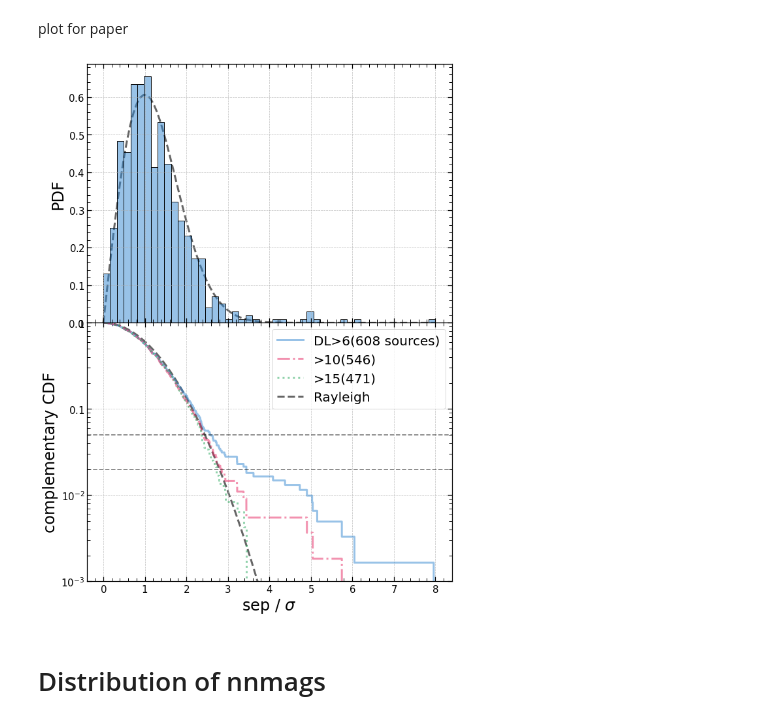
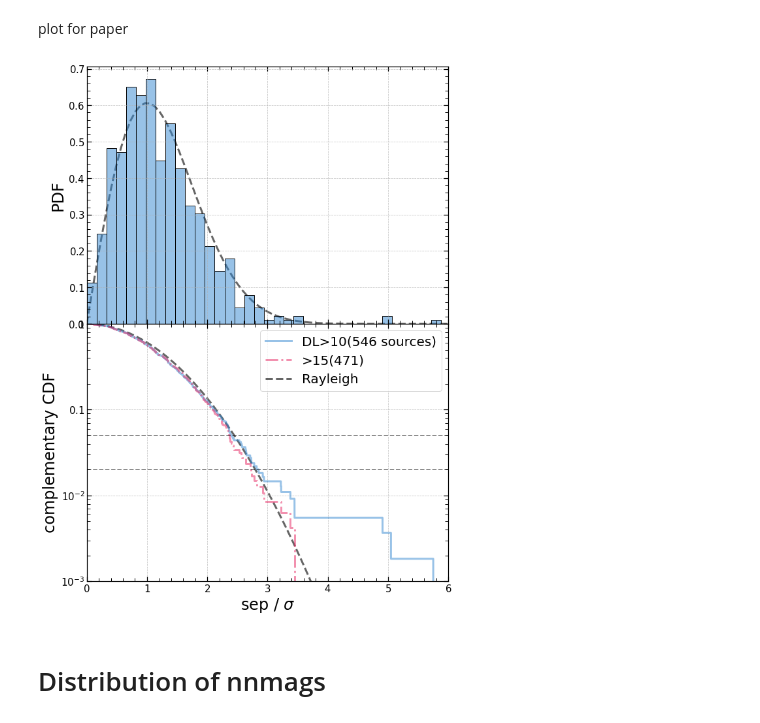
Before and after one commit to SergeiDBykov/lockman_hole, a Jupyter notebook: 3_desi-crossmatch/3.1_results.ipynb, the cells around one changed output. Saved outputs shown, nothing was run; the diff lists cells and outputs as text; code cells hidden in the pictures.

```diff
--- a/3_desi-crossmatch/3.1_results.ipynb
+++ b/3_desi-crossmatch/3.1_results.ipynb
@@ -31,3 +36,8 @@ len(nway_best.query('DET_LIKE_0<10'))
+# %%
+nway_all = nway_all.query('DET_LIKE_0>10')
+nway_best = nway_best.query('DET_LIKE_0>10')
+nway_all_dist_only = nway_all_dist_only.query('DET_LIKE_0>10')
+nway_best_dist_only = nway_best_dist_only.query('DET_LIKE_0>10')
 # %% [markdown]
 # Proximity of matches to eROSITA sources
 # %% [markdown]
@@ -513,68 +326,50 @@ plot for paper
 # %%
 from scipy import stats
 
-df1 = nway_all.query('~desi_id_true.isna() &  desi_id==desi_id_true & desi_id_true!="hostless" & DET_LIKE_0>6')
-df2 = nway_all.query('~desi_id_true.isna() &  desi_id==desi_id_true & desi_id_true!="hostless" & DET_LIKE_0>10')
-df3 = nway_all.query('~desi_id_true.isna() &  desi_id==desi_id_true & desi_id_true!="hostless" & DET_LIKE_0>15')
+df1 = nway_all.query('~desi_id_true.isna() &  desi_id==desi_id_true & desi_id_true!="hostless" & DET_LIKE_0>10')
+df2 = nway_all.query('~desi_id_true.isna() &  desi_id==desi_id_true & desi_id_true!="hostless" & DET_LIKE_0>15')
 n1 = len(df1)
 n2 = len(df2)
-n3 = len(df3)
 
 rat1 = df1['nway_Separation_EROSITA_DESI']/df1['pos_sigma_2d']
 rat2 = df2['nway_Separation_EROSITA_DESI']/df2['pos_sigma_2d']
-rat3 = df3['nway_Separation_EROSITA_DESI']/df3['pos_sigma_2d']
 
 rayleigh_fit_1 = stats.rayleigh.fit(rat1)
 rayleigh_fit_2 = stats.rayleigh.fit(rat2)
-rayleigh_fit_3 = stats.rayleigh.fit(rat3)
 
 
 fig, axs =  plt.subplots(nrows=2, ncols = 1, sharex = True, gridspec_kw = {'hspace':0, 'height_ratios': None}, figsize = (9,12))
 ax1, ax2 = axs
 
 bins = np.linspace(0, 8, 50)
 x = np.linspace(0, 8, 100)
 
-for color, rats, labels, style in zip(['C0', 'C1', 'C2'], [rat1, rat2, rat3], ['DL>6'+f"({n1} sources)", '>10'+f"({n2})", '>15'+f"({n3})"], ['-', '-.', ':']):
+for color, rats, labels, style in zip(['C0', 'C1'], [rat1, rat2], ['DL>10'+f"({n1} sources)", '>15'+f"({n2})"], ['-', '-.']):
     if color == 'C0':
         sns.histplot(rats, ax = ax1, color = color, label = labels, alpha = 0.5, stat = 'density', bins = bins)
         #sns.kdeplot(rats, ax = ax1, color = color, label = labels, alpha = 0.5)
     sns.ecdfplot(rats, ax = ax2, color = color, label = labels, complementary = True, lw = 3, alpha = 0.5, linestyle = style)
 
 ax2.plot(x, 1-stats.rayleigh.cdf(x, 0,1), '--', color = 'k', lw=3, alpha=0.6, label='Rayleigh', zorder = -1)
 ax1.plot(x, stats.rayleigh.pdf(x, 0,1), '--', color = 'k', lw=3, alpha=0.6, label='Rayleigh', zorder = -1)
 
 
 
 for prob in [95, 98]:
     ax2.axhline(1 - prob/100, color = 'k', ls = '--', alpha = 0.5)
     #ax2.text(7, 1 - prob/100, f'{prob}%', ha = 'center', va = 'center', color = 'k', alpha = 0.5, fontsize = 20)
 
 ax2.set_yscale('log')
 ax2.set_ylim(1e-3, 1)
+ax2.set_xlim(0, 6)
 ax2.set_xlabel('sep / $\sigma$', fontsize = 24)
 ax2.set_ylabel('complementary CDF', fontsize = 24)
 ax1.set_ylabel('PDF', fontsize = 24)
 ax2.legend(fontsize = 20)
 fig.tight_layout()
 plt.savefig(data_path+'/paper_plots/pos_err.pdf')
-
-    # #plot the fit
-    # x = np.linspace(0, rat.max()*1.05, 100)
-    # ax.plot(x, 1-stats.rayleigh.cdf(x, *rayleigh_fit), 'r-', lw=3, alpha=0.6, label='Rayleigh fit: '+'$\mu$ = %.2f, $\sigma$ = %.2f' % rayleigh_fit, zorder = -1)
-    # ax.plot(x, 1-stats.rayleigh.cdf(x, 0,1), 'g-', lw=3, alpha=0.6, label='Rayleigh fixed: '+'$\mu$ = %.2f, $\sigma$ = %.2f' % (0,1), zorder = -1)
-    # ax.set(ylim=ylim)
-    # #ax2.set_xlabel('Separation/corrected_pos_err; \n '+ 'corr_error='+corr_error_str)
-    # ax2.set_xlabel('Separation/pos_err')
-    # ax.set_yscale('log')
-
-    # ax2.plot(x, stats.rayleigh.pdf(x, *rayleigh_fit), 'r-', lw=3, alpha=0.6, label='Rayleigh fit: '+'$\mu$ = %.2f, $\sigma$ = %.2f' % rayleigh_fit, zorder = -1)
-    # ax2.plot(x, stats.rayleigh.pdf(x, 0,1), 'g-', lw=3, alpha=0.6, label='Rayleigh fixed: '+'$\mu$ = %.2f, $\sigma$ = %.2f' % (0,1), zorder = -1)
-
-    # plt.legend()
-    # plt.suptitle(plotlabel+', '+str(len(input_cross_match_df))+' sources')
 # %% [output]
-[figure, old version]
+[figure, new version]
 # %% [markdown]
 # Distribution of nnmags
 # %%
```
Also changed, not shown: parts of 30 cells of this notebook, 8 other files.
